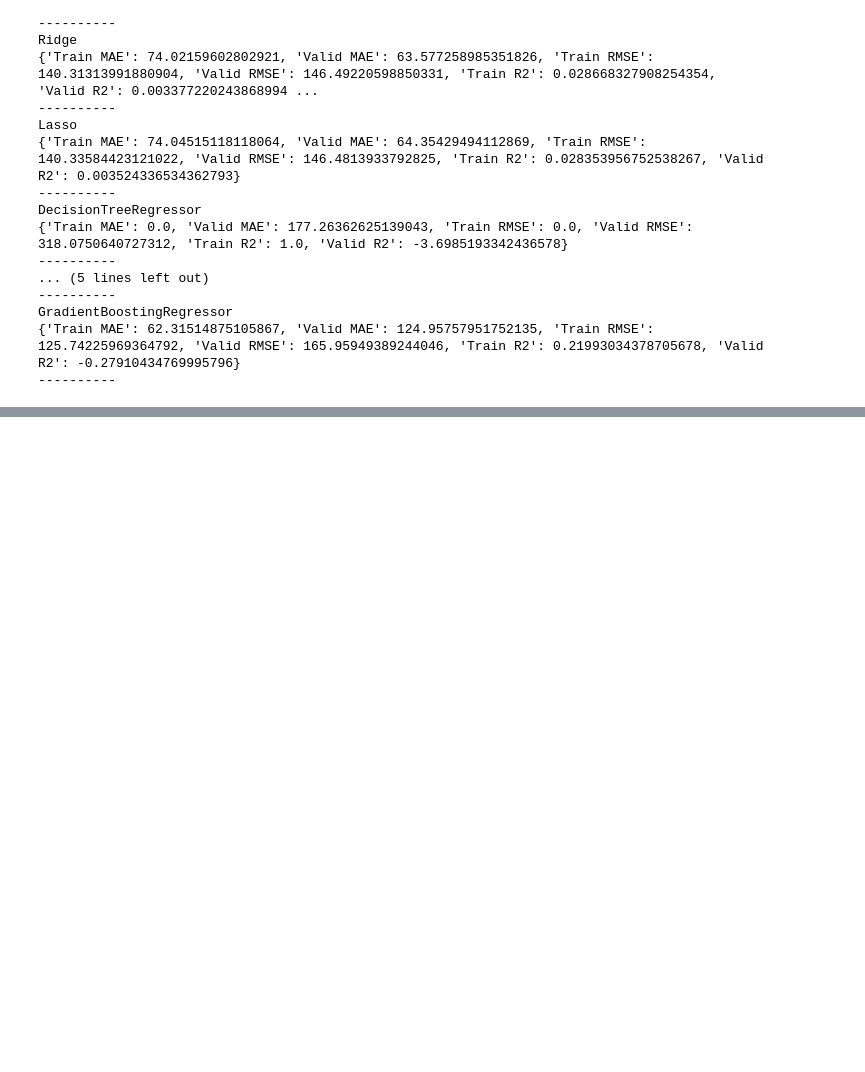
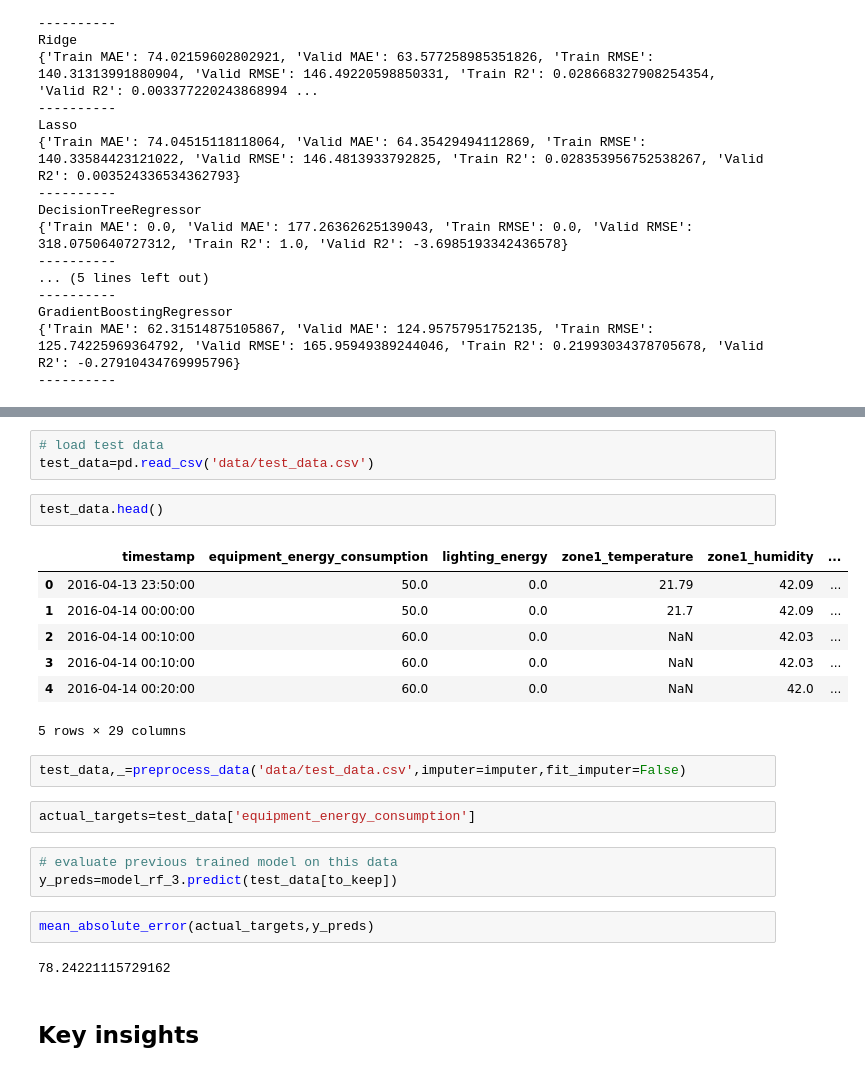
Before and after one commit to Shuraimi/DS-Intern-Assignment-Shuraim-Shafiulla-B, a Jupyter notebook: Smart Factory Energy Prediction Challenge-Final notebook.ipynb, the cells around one changed output, grey strips where cells are left out. Cells and saved outputs as stored; diff of their text form; blank space fills up the shorter version.

```diff
--- a/Smart Factory Energy Prediction Challenge-Final notebook.ipynb
+++ b/Smart Factory Energy Prediction Challenge-Final notebook.ipynb
@@ -1703,0 +1948,26 @@ GradientBoostingRegressor
+# %%
+# load test data
+test_data=pd.read_csv('data/test_data.csv')
+# %%
+test_data.head()
+# %% [output]
+|  | timestamp | equipment_energy_consumption | lighting_energy | zone1_temperature | zone1_humidity | ... |
+| 0 | 2016-04-13 23:50:00 | 50.0 | 0.0 | 21.79 | 42.09 | ... |
+| 1 | 2016-04-14 00:00:00 | 50.0 | 0.0 | 21.7 | 42.09 | ... |
+| 2 | 2016-04-14 00:10:00 | 60.0 | 0.0 | NaN | 42.03 | ... |
+| 3 | 2016-04-14 00:10:00 | 60.0 | 0.0 | NaN | 42.03 | ... |
+| 4 | 2016-04-14 00:20:00 | 60.0 | 0.0 | NaN | 42.0 | ... |
+5 rows × 29 columns
+# %%
+test_data,_=preprocess_data('data/test_data.csv',imputer=imputer,fit_imputer=False)
+# %%
+actual_targets=test_data['equipment_energy_consumption']
+# %%
+# evaluate previous trained model on this data
+y_preds=model_rf_3.predict(test_data[to_keep])
+# %%
+mean_absolute_error(actual_targets,y_preds)
+# %% [output]
+78.24221115729162
+# %% [markdown]
+## Key insights
```
Also changed, not shown: parts of 64 cells of this notebook, 10 other files.
